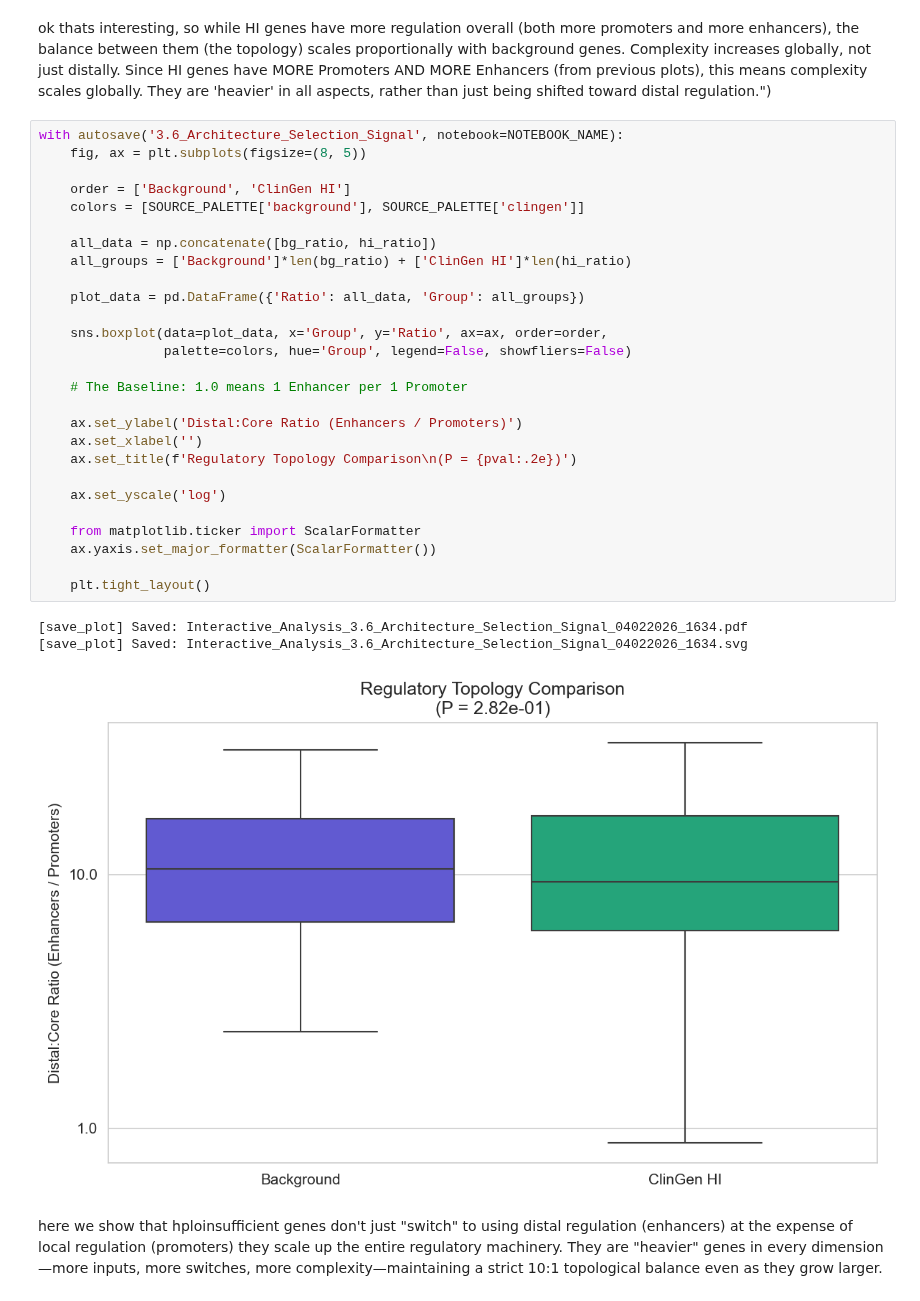
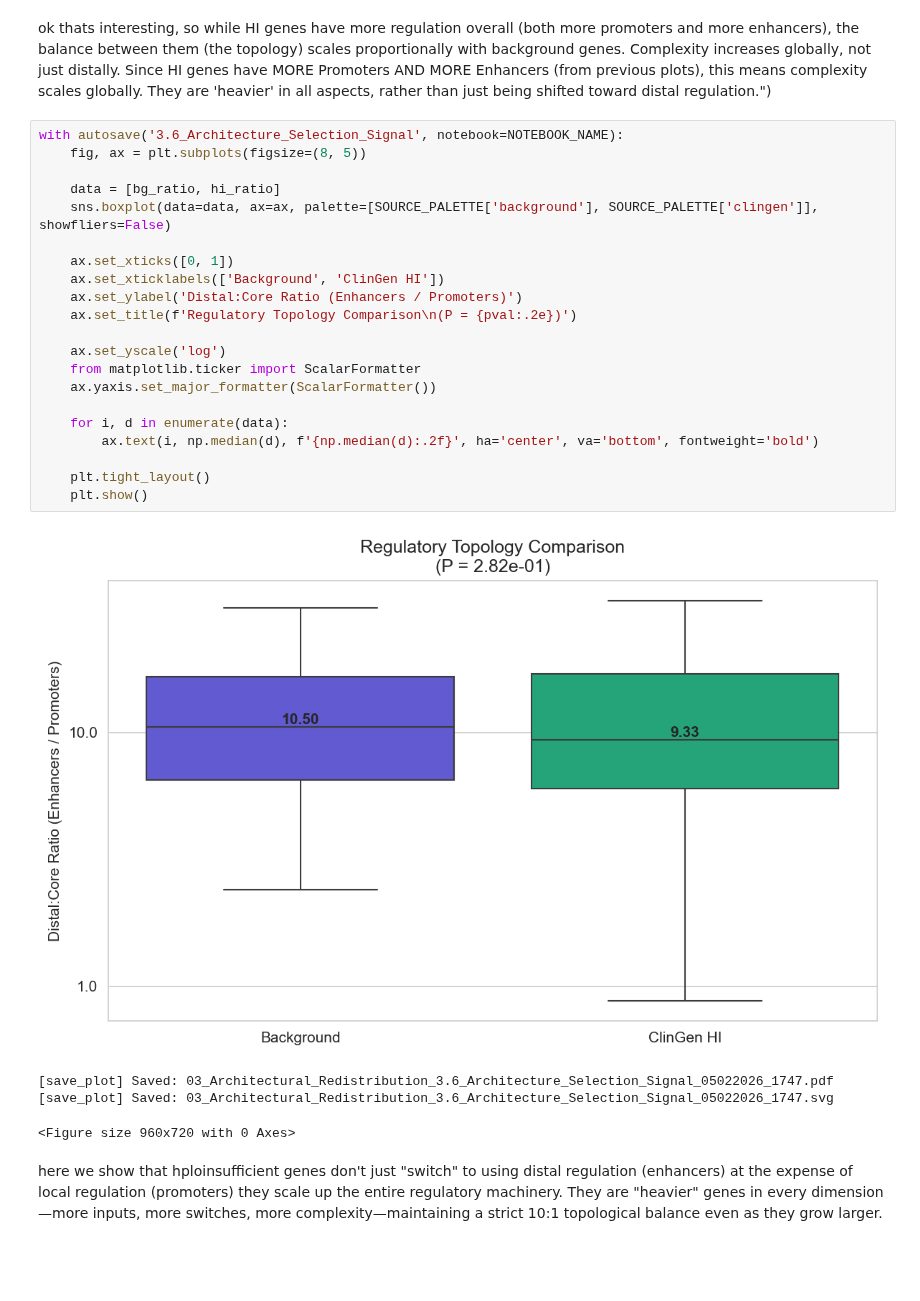
Before and after one commit to markus-marandi/in-silico-vg-analysis, a Jupyter notebook: 04_ESHG_abstract/03_architecture_distributions.ipynb, the cells around one changed output. Drawn from its saved outputs; the diff is of its cells as text; blank space fills up the shorter version.

```diff
--- a/04_ESHG_abstract/03_architecture_distributions.ipynb
+++ b/04_ESHG_abstract/03_architecture_distributions.ipynb
@@ -751,34 +752,29 @@ ok thats interesting, so while HI genes have more regulation overall (both more
 # %%
 with autosave('3.6_Architecture_Selection_Signal', notebook=NOTEBOOK_NAME):
     fig, ax = plt.subplots(figsize=(8, 5))
 
-    order = ['Background', 'ClinGen HI']
-    colors = [SOURCE_PALETTE['background'], SOURCE_PALETTE['clingen']]
+    data = [bg_ratio, hi_ratio]
+    sns.boxplot(data=data, ax=ax, palette=[SOURCE_PALETTE['background'], SOURCE_PALETTE['clingen']], showfliers=False)
 
-    all_data = np.concatenate([bg_ratio, hi_ratio])
-    all_groups = ['Background']*len(bg_ratio) + ['ClinGen HI']*len(hi_ratio)
-
-    plot_data = pd.DataFrame({'Ratio': all_data, 'Group': all_groups})
-
-    sns.boxplot(data=plot_data, x='Group', y='Ratio', ax=ax, order=order,
-                palette=colors, hue='Group', legend=False, showfliers=False)
-
-    # The Baseline: 1.0 means 1 Enhancer per 1 Promoter
-
+    ax.set_xticks([0, 1])
+    ax.set_xticklabels(['Background', 'ClinGen HI'])
     ax.set_ylabel('Distal:Core Ratio (Enhancers / Promoters)')
-    ax.set_xlabel('')
     ax.set_title(f'Regulatory Topology Comparison\n(P = {pval:.2e})')
 
     ax.set_yscale('log')
-
     from matplotlib.ticker import ScalarFormatter
     ax.yaxis.set_major_formatter(ScalarFormatter())
 
+    for i, d in enumerate(data):
+        ax.text(i, np.median(d), f'{np.median(d):.2f}', ha='center', va='bottom', fontweight='bold')
+
     plt.tight_layout()
+    plt.show()
 # %% [output]
+[figure, new version]
-[save_plot] Saved: Interactive_Analysis_3.6_Architecture_Selection_Signal_04022026_1634.pdf
-[save_plot] Saved: Interactive_Analysis_3.6_Architecture_Selection_Signal_04022026_1634.svg
+[save_plot] Saved: 03_Architectural_Redistribution_3.6_Architecture_Selection_Signal_05022026_1747.pdf
+[save_plot] Saved: 03_Architectural_Redistribution_3.6_Architecture_Selection_Signal_05022026_1747.svg
-[figure, old version]
+<Figure size 960x720 with 0 Axes>
 # %% [markdown]
 here we show that hploinsufficient genes don't just "switch" to using distal regulation (enhancers) at the expense of local regulation (promoters) they scale up the entire regulatory machinery. They are "heavier" genes in every dimension—more inputs, more switches, more complexity—maintaining a strict 10:1 topological balance even as they grow larger.
 # %% [markdown]
```
Also changed, not shown: parts of 20 cells of this notebook, 4 other files.
